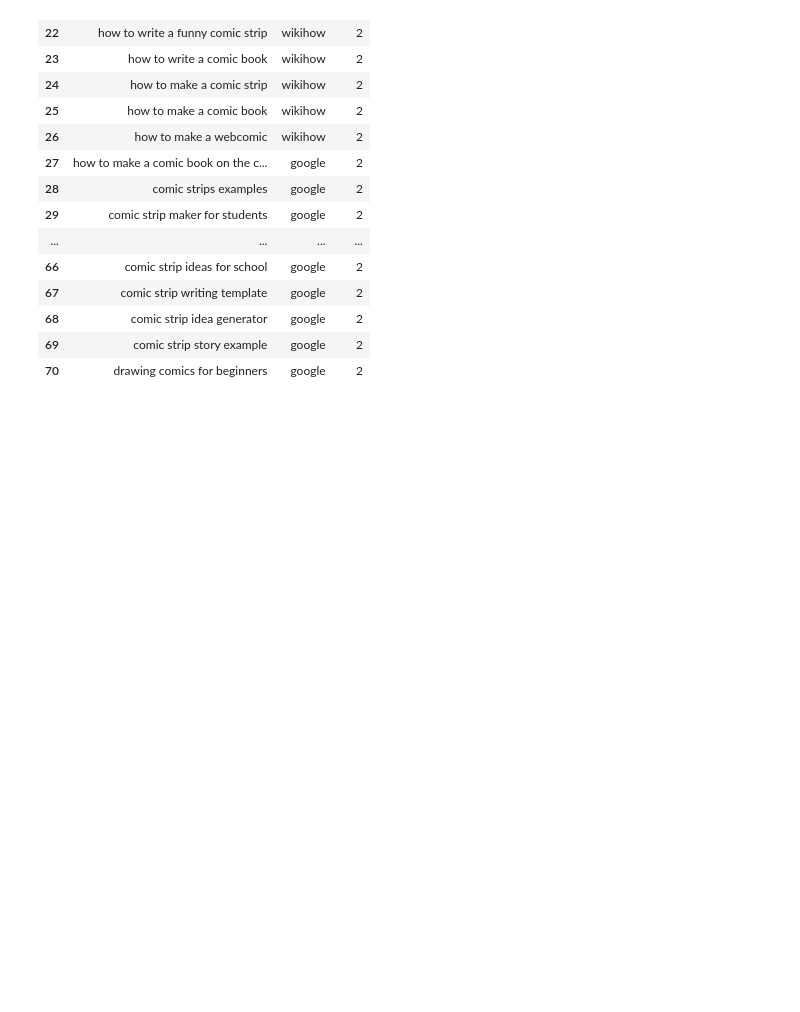
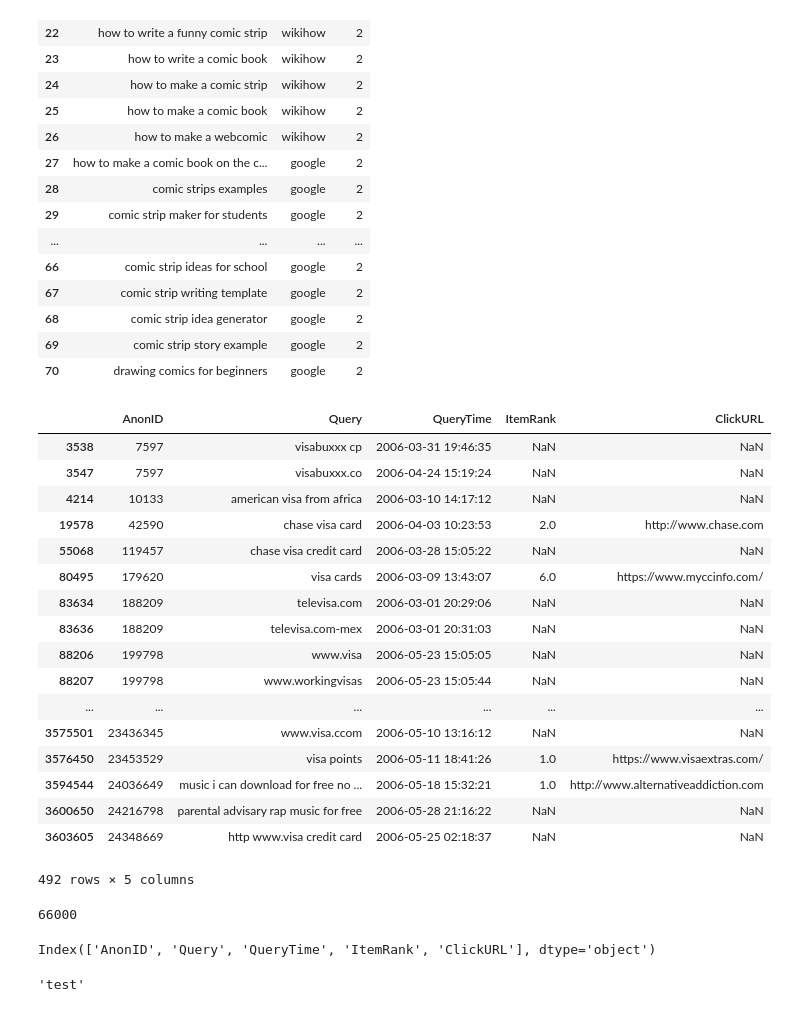
Before and after one commit to feay1234/WikiHow-Task-Based, a Jupyter notebook: WikiHow.ipynb, the cells around one changed output. Saved outputs shown, nothing was run; the diff lists cells and outputs as text; code cells hidden in the pictures; blank space fills up the shorter version.

```diff
--- a/WikiHow.ipynb
+++ b/WikiHow.ipynb
@@ -76,3 +89,37 @@ df_map[df_map.Task == 2]
 | 68 | comic strip idea generator | google | 2 |
 | 69 | comic strip story example | google | 2 |
 | 70 | drawing comics for beginners | google | 2 |
+# %%
+df = pd.read_csv("data/user-ct-test-collection-02.txt", error_bad_lines=False, sep="\t")
+# df = df[df['Query'].notnull()]
+# df = df.drop_duplicates(subset=['AnonID', 'Query'], keep=False)
+# %%
+df[df["Query"].str.contains("visa")]
+# df[df["title"].str.lower().str.contains("How to Prevent Arthritis in Dogs".lower())]
+# %% [output]
+|  | AnonID | Query | QueryTime | ItemRank | ClickURL |
+| 3538 | 7597 | visabuxxx cp | 2006-03-31 19:46:35 | NaN | NaN |
+| 3547 | 7597 | visabuxxx.co | 2006-04-24 15:19:24 | NaN | NaN |
+| 4214 | 10133 | american visa from africa | 2006-03-10 14:17:12 | NaN | NaN |
+| 19578 | 42590 | chase visa card | 2006-04-03 10:23:53 | 2.0 | http://www.chase.com |
+| 55068 | 119457 | chase visa credit card | 2006-03-28 15:05:22 | NaN | NaN |
+| 80495 | 179620 | visa cards | 2006-03-09 13:43:07 | 6.0 | https://www.myccinfo.com/ |
+| 83634 | 188209 | televisa.com | 2006-03-01 20:29:06 | NaN | NaN |
+| 83636 | 188209 | televisa.com-mex | 2006-03-01 20:31:03 | NaN | NaN |
+| 88206 | 199798 | www.visa | 2006-05-23 15:05:05 | NaN | NaN |
+| 88207 | 199798 | www.workingvisas | 2006-05-23 15:05:44 | NaN | NaN |
+| ... | ... | ... | ... | ... | ... |
+| 3575501 | 23436345 | www.visa.ccom | 2006-05-10 13:16:12 | NaN | NaN |
+| 3576450 | 23453529 | visa points | 2006-05-11 18:41:26 | 1.0 | https://www.visaextras.com/ |
+| 3594544 | 24036649 | music i can download for free no ... | 2006-05-18 15:32:21 | 1.0 | http://www.alternativeaddiction.com |
+| 3600650 | 24216798 | parental advisary rap music for free | 2006-05-28 21:16:22 | NaN | NaN |
+| 3603605 | 24348669 | http www.visa credit card | 2006-05-25 02:18:37 | NaN | NaN |
+492 rows × 5 columns
+# %%
+df.AnonID.nunique()
+# %% [output]
+66000
+# %%
+df.columns
+# %% [output]
+Index(['AnonID', 'Query', 'QueryTime', 'ItemRank', 'ClickURL'], dtype='object')
@@ -78,0 +131,4 @@ df_map[df_map.Task == 2]
+# %%
+q.get()
+# %% [output]
+'test'
```
Also changed, not shown: parts of 13 cells of this notebook.
